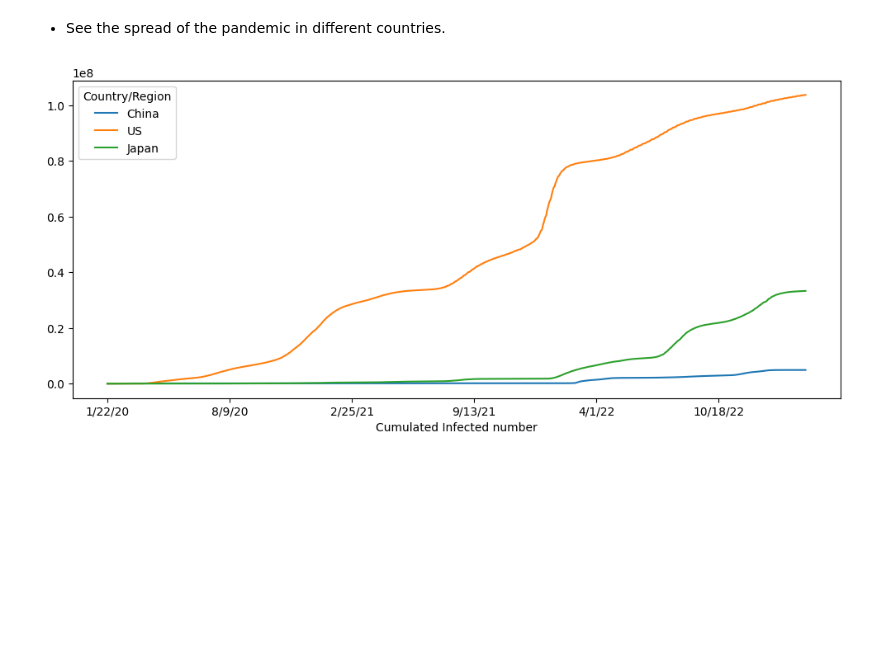
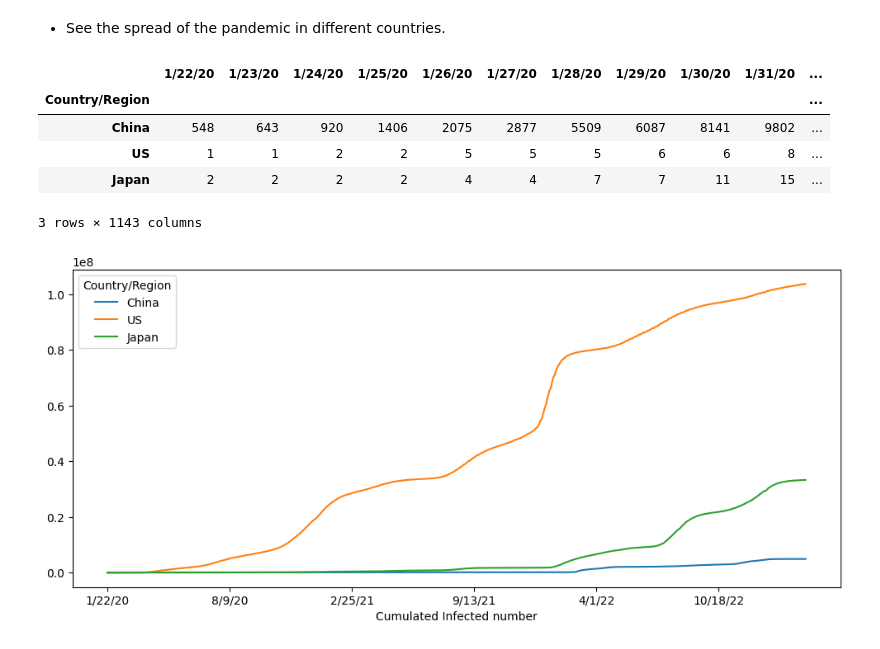
Before and after one commit to zhangleihan/Data-Science, a Jupyter notebook: 2-Working-With-Data/07-python/notebook-covidspread-full.ipynb, the cells around one changed output. Saved outputs shown, nothing was run; the diff lists cells and outputs as text; code cells hidden in the pictures; blank space fills up the shorter version.

```diff
--- a/2-Working-With-Data/07-python/notebook-covidspread-full.ipynb
+++ b/2-Working-With-Data/07-python/notebook-covidspread-full.ipynb
@@ -298,6 +298,15 @@ Now it is time for you to play more with the code and data! Here are a few sugge
 * See the spread of the pandemic in different countries.
 # %%
 three_countries = infected.loc[['China','US','Japan']]
+# %%
+three_countries
+# %% [output]
+|  | 1/22/20 | 1/23/20 | 1/24/20 | 1/25/20 | 1/26/20 | 1/27/20 | 1/28/20 | 1/29/20 | 1/30/20 | 1/31/20 | ... |
+| Country/Region |  |  |  |  |  |  |  |  |  |  | ... |
+| China | 548 | 643 | 920 | 1406 | 2075 | 2877 | 5509 | 6087 | 8141 | 9802 | ... |
+| US | 1 | 1 | 2 | 2 | 5 | 5 | 5 | 6 | 6 | 8 | ... |
+| Japan | 2 | 2 | 2 | 2 | 4 | 4 | 7 | 7 | 11 | 15 | ... |
+3 rows × 1143 columns
 # %%
 three_countries_T = three_countries.transpose()
 three_countries_T.plot(figsize=(12,5))
```
Also changed, not shown: parts of 7 cells of this notebook, 17 other files.
